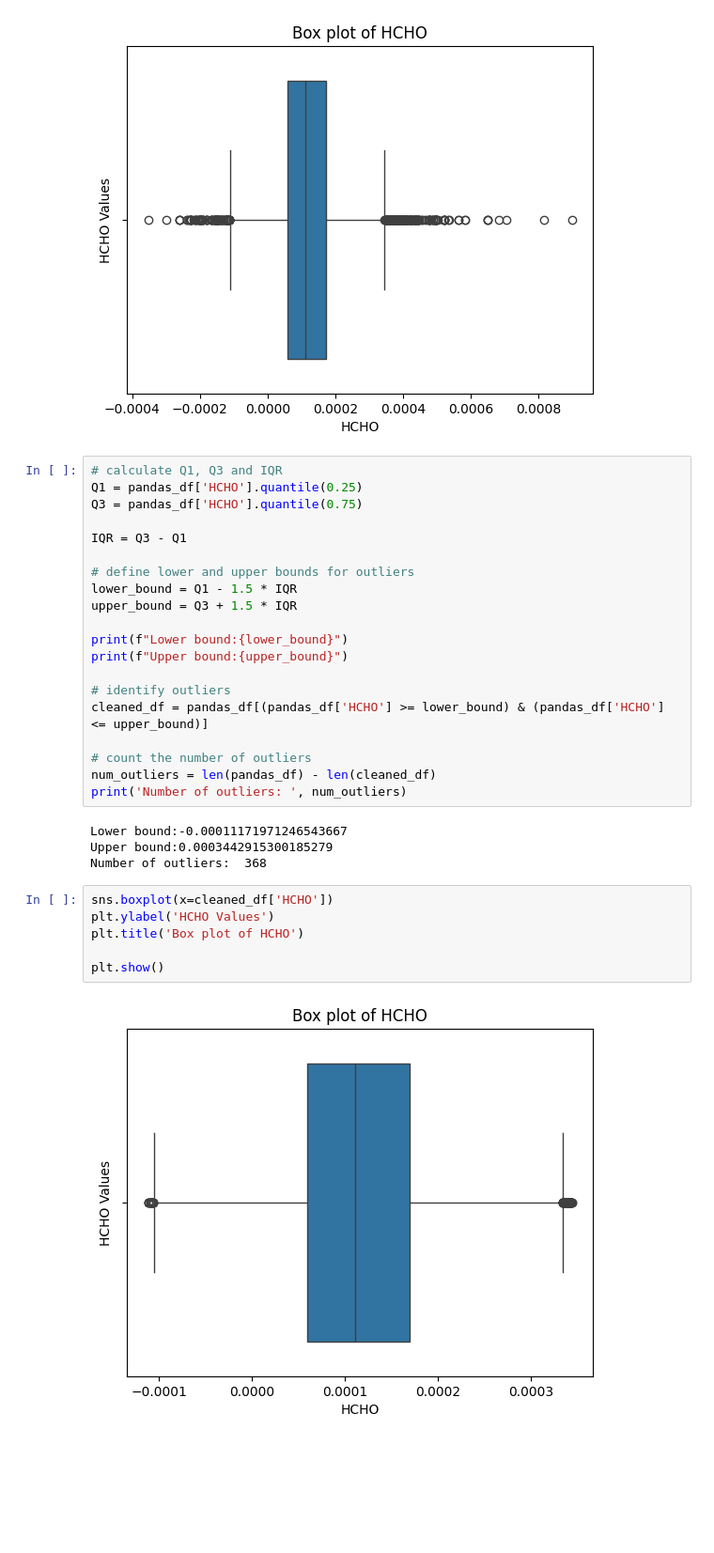
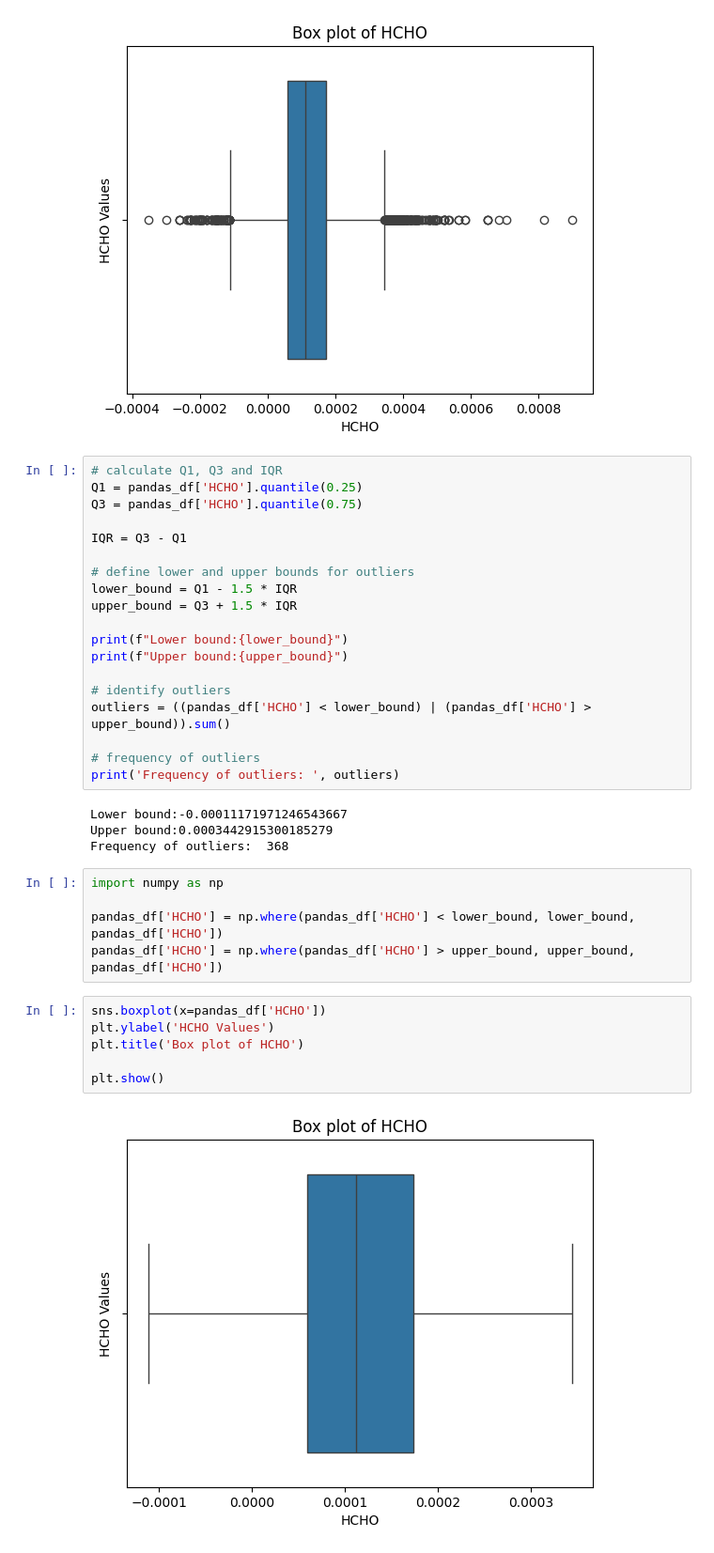
Before and after one commit to HJayashan/HCHO-Prediction, a Jupyter notebook: Data-preprocessing.ipynb, the cells around one changed output. Shown at 94% size. Cells and saved outputs as stored; diff of their text form; blank space fills up the shorter version.

```diff
--- a/Data-preprocessing.ipynb
+++ b/Data-preprocessing.ipynb
@@ -381,20 +408,24 @@ print(f"Lower bound:{lower_bound}")
 print(f"Upper bound:{upper_bound}")
 
 # identify outliers
-cleaned_df = pandas_df[(pandas_df['HCHO'] >= lower_bound) & (pandas_df['HCHO'] <= upper_bound)]
+outliers = ((pandas_df['HCHO'] < lower_bound) | (pandas_df['HCHO'] > upper_bound)).sum()
 
-# count the number of outliers
-num_outliers = len(pandas_df) - len(cleaned_df)
-print('Number of outliers: ', num_outliers)
+# frequency of outliers
+print('Frequency of outliers: ', outliers)
 # %% [output]
 Lower bound:-0.00011171971246543667
 Upper bound:0.0003442915300185279
-Number of outliers:  368
+Frequency of outliers:  368
+# %%
+import numpy as np
+
+pandas_df['HCHO'] = np.where(pandas_df['HCHO'] < lower_bound, lower_bound, pandas_df['HCHO'])
+pandas_df['HCHO'] = np.where(pandas_df['HCHO'] > upper_bound, upper_bound, pandas_df['HCHO'])
 # %%
-sns.boxplot(x=cleaned_df['HCHO'])
+sns.boxplot(x=pandas_df['HCHO'])
 plt.ylabel('HCHO Values')
 plt.title('Box plot of HCHO')
 
 plt.show()
 # %% [output]
-[figure, old version]
+[figure, new version]
```
Also changed, not shown: parts of 22 cells of this notebook, 1 other file.
